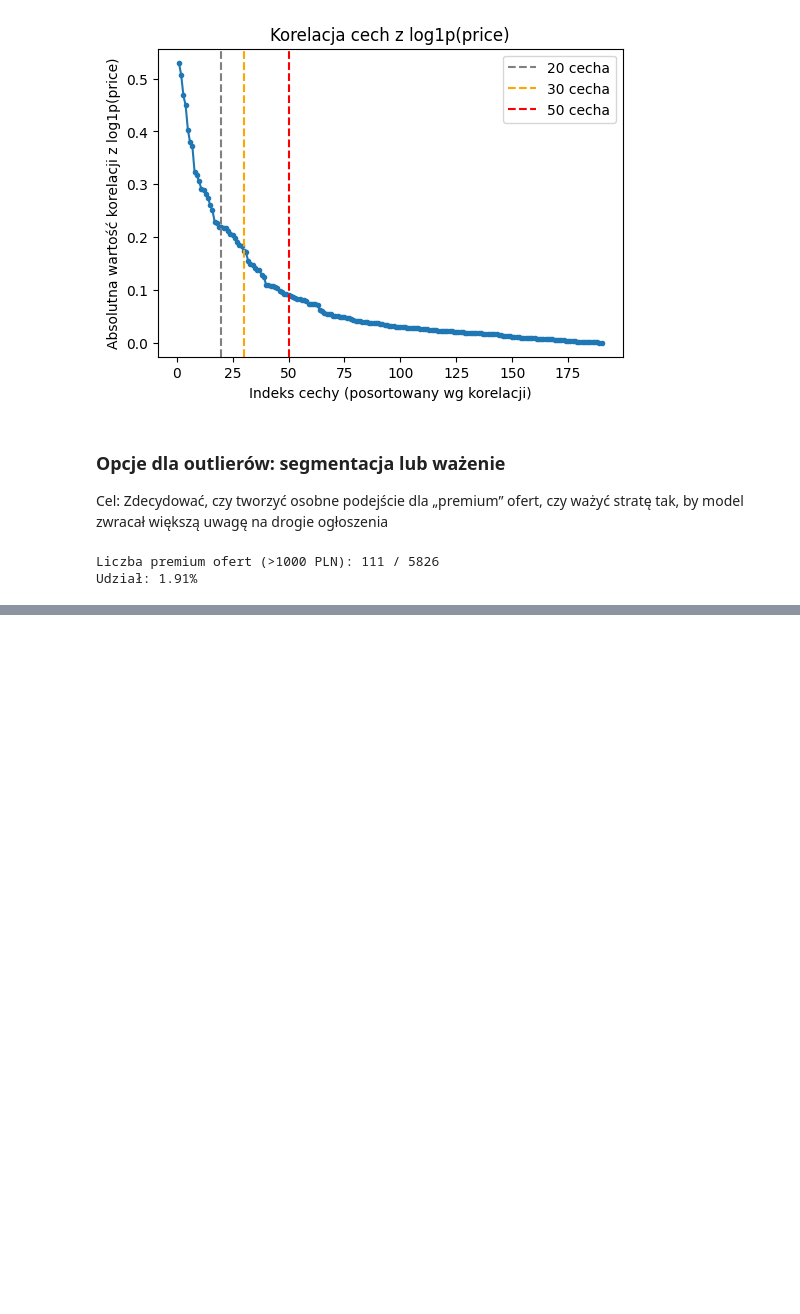
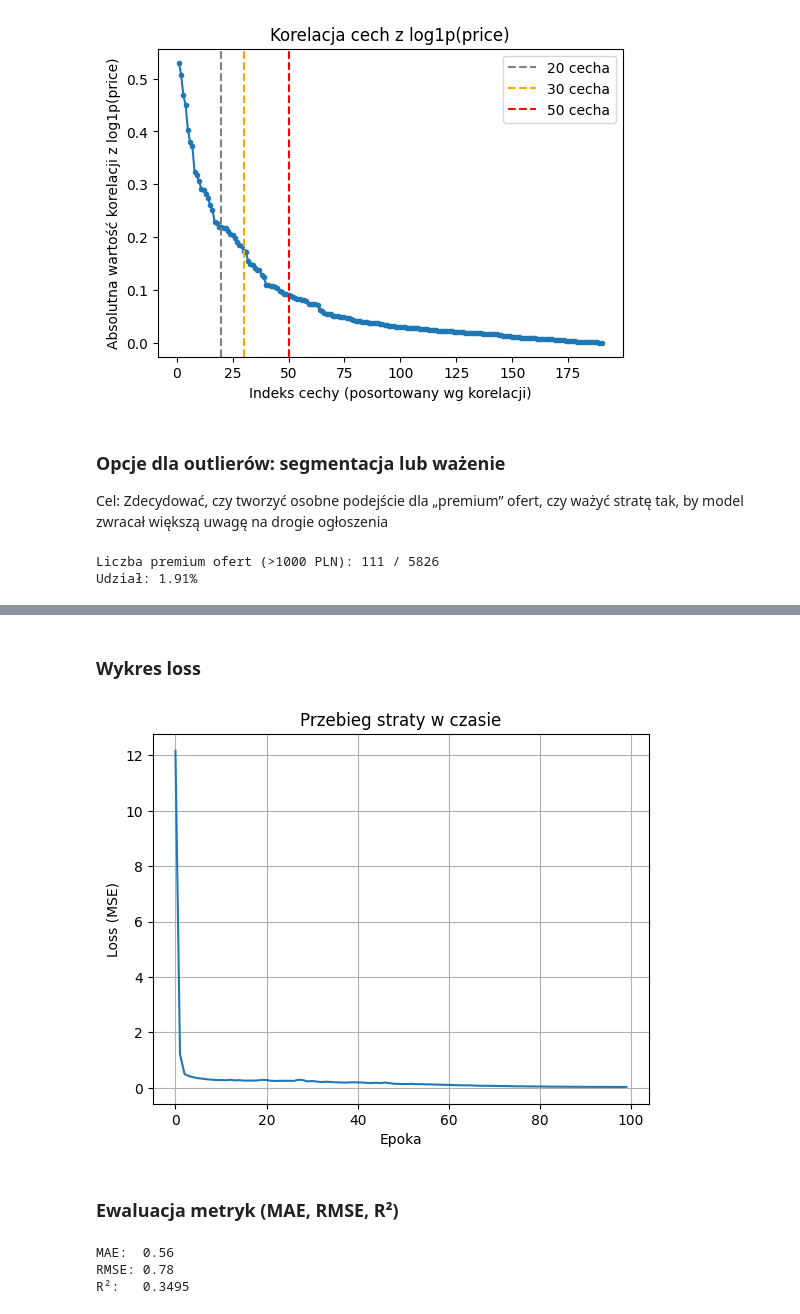
Before and after one commit to amurawsk/ium, a Jupyter notebook: src/model_custom.ipynb, the cells around one changed output, grey strips where cells are left out. Cells and saved outputs as stored; diff of their text form; code cells hidden in the pictures; blank space fills up the shorter version.

```diff
--- a/src/model_custom.ipynb
+++ b/src/model_custom.ipynb
@@ -146,0 +169,2 @@ Udział: 1.91%
+# %%
+train_loader = DataLoader(train_dataset, batch_size=64, shuffle=True)
@@ -146,0 +192,24 @@ Udział: 1.91%
+# %%
+criterion = nn.MSELoss()
+optimizer = optim.Adam(model.parameters(), lr=0.001)
+scheduler = OneCycleLR(optimizer, max_lr=0.01, steps_per_epoch=len(train_loader), epochs=100)
+
+train_losses = []
+
+for epoch in range(100):
+    model.train()
+    epoch_loss = 0.0
+    for X_batch, y_batch, w_batch in train_loader:
+        optimizer.zero_grad()
+        outputs = model(X_batch)
+        loss = (w_batch * (outputs - y_batch)**2).mean()
+        loss.backward()
+        optimizer.step()
+        scheduler.step()
+        epoch_loss += loss.item() * X_batch.size(0)
+
+    epoch_loss /= len(train_loader.dataset)
+    train_losses.append(epoch_loss)
+
+    if epoch % 10 == 0 or epoch == 99:
+        print(f"Epoch {epoch+1}/100, Loss: {epoch_loss:.4f}")
@@ -146,0 +237,36 @@ Udział: 1.91%
+# %% [markdown]
+### Wykres loss
+# %%
+plt.plot(train_losses)
+plt.xlabel("Epoka")
+plt.ylabel("Loss (MSE)")
+plt.title("Przebieg straty w czasie")
+plt.grid(True)
+plt.show()
+# %% [output]
+[figure, added]
+# %% [markdown]
+### Ewaluacja metryk (MAE, RMSE, R²)
+# %%
+# Przełączenie modelu w tryb ewaluacji
+model.eval()
+with torch.no_grad():
+    y_pred_tensor = model(X_test_tensor)
+
+# Konwersja do NumPy
+y_pred = y_pred_tensor.squeeze().numpy()
+y_true = y_test_tensor.squeeze().numpy()
+
+# Metryki
+mae = mean_absolute_error(y_true, y_pred)
+mse = mean_squared_error(y_true, y_pred)
+rmse = np.sqrt(mse)
+r2 = r2_score(y_true, y_pred)
+
+print(f"MAE:  {mae:.2f}")
+print(f"RMSE: {rmse:.2f}")
+print(f"R²:   {r2:.4f}")
+# %% [output]
+MAE:  0.56
+RMSE: 0.78
+R²:   0.3495
```
Also changed, not shown: parts of 10 cells of this notebook.
